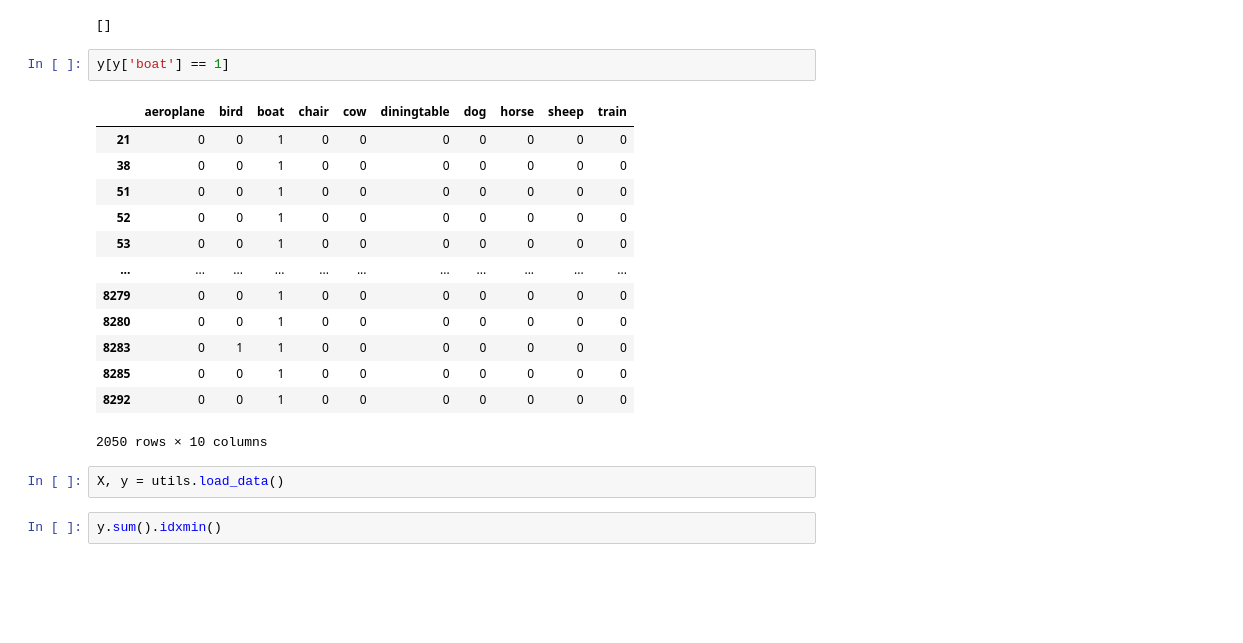
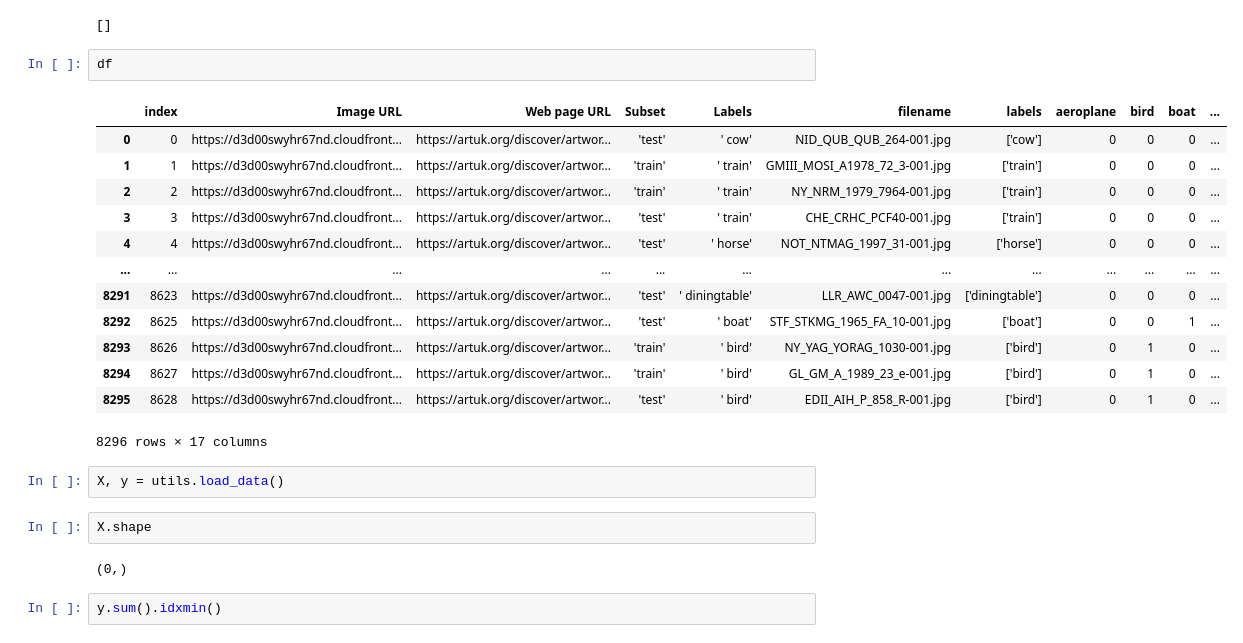
Before and after one commit to erniesg/Art-API, a Jupyter notebook: notebooks/sampling.ipynb, the cells around one changed output. Cells and saved outputs as stored; diff of their text form; blank space fills up the shorter version.

Commit message:
updating utils and tests

```diff
--- a/notebooks/sampling.ipynb
+++ b/notebooks/sampling.ipynb
@@ -16,23 +19,27 @@ imgs
 # %% [output]
 []
 # %%
-y[y['boat'] == 1]
+df
 # %% [output]
-|  | aeroplane | bird | boat | chair | cow | diningtable | dog | horse | sheep | train |
-| 21 | 0 | 0 | 1 | 0 | 0 | 0 | 0 | 0 | 0 | 0 |
-| 38 | 0 | 0 | 1 | 0 | 0 | 0 | 0 | 0 | 0 | 0 |
-| 51 | 0 | 0 | 1 | 0 | 0 | 0 | 0 | 0 | 0 | 0 |
-| 52 | 0 | 0 | 1 | 0 | 0 | 0 | 0 | 0 | 0 | 0 |
-| 53 | 0 | 0 | 1 | 0 | 0 | 0 | 0 | 0 | 0 | 0 |
-| ... | ... | ... | ... | ... | ... | ... | ... | ... | ... | ... |
-| 8279 | 0 | 0 | 1 | 0 | 0 | 0 | 0 | 0 | 0 | 0 |
-| 8280 | 0 | 0 | 1 | 0 | 0 | 0 | 0 | 0 | 0 | 0 |
-| 8283 | 0 | 1 | 1 | 0 | 0 | 0 | 0 | 0 | 0 | 0 |
-| 8285 | 0 | 0 | 1 | 0 | 0 | 0 | 0 | 0 | 0 | 0 |
-| 8292 | 0 | 0 | 1 | 0 | 0 | 0 | 0 | 0 | 0 | 0 |
+|  | index | Image URL | Web page URL | Subset | Labels | filename | labels | aeroplane | bird | boat | ... |
+| 0 | 0 | https://d3d00swyhr67nd.cloudfront... | https://artuk.org/discover/artwor... | 'test' | ' cow' | NID_QUB_QUB_264-001.jpg | ['cow'] | 0 | 0 | 0 | ... |
+| 1 | 1 | https://d3d00swyhr67nd.cloudfront... | https://artuk.org/discover/artwor... | 'train' | ' train' | GMIII_MOSI_A1978_72_3-001.jpg | ['train'] | 0 | 0 | 0 | ... |
+| 2 | 2 | https://d3d00swyhr67nd.cloudfront... | https://artuk.org/discover/artwor... | 'train' | ' train' | NY_NRM_1979_7964-001.jpg | ['train'] | 0 | 0 | 0 | ... |
+| 3 | 3 | https://d3d00swyhr67nd.cloudfront... | https://artuk.org/discover/artwor... | 'test' | ' train' | CHE_CRHC_PCF40-001.jpg | ['train'] | 0 | 0 | 0 | ... |
+| 4 | 4 | https://d3d00swyhr67nd.cloudfront... | https://artuk.org/discover/artwor... | 'test' | ' horse' | NOT_NTMAG_1997_31-001.jpg | ['horse'] | 0 | 0 | 0 | ... |
+| ... | ... | ... | ... | ... | ... | ... | ... | ... | ... | ... | ... |
+| 8291 | 8623 | https://d3d00swyhr67nd.cloudfront... | https://artuk.org/discover/artwor... | 'test' | ' diningtable' | LLR_AWC_0047-001.jpg | ['diningtable'] | 0 | 0 | 0 | ... |
+| 8292 | 8625 | https://d3d00swyhr67nd.cloudfront... | https://artuk.org/discover/artwor... | 'test' | ' boat' | STF_STKMG_1965_FA_10-001.jpg | ['boat'] | 0 | 0 | 1 | ... |
+| 8293 | 8626 | https://d3d00swyhr67nd.cloudfront... | https://artuk.org/discover/artwor... | 'train' | ' bird' | NY_YAG_YORAG_1030-001.jpg | ['bird'] | 0 | 1 | 0 | ... |
+| 8294 | 8627 | https://d3d00swyhr67nd.cloudfront... | https://artuk.org/discover/artwor... | 'train' | ' bird' | GL_GM_A_1989_23_e-001.jpg | ['bird'] | 0 | 1 | 0 | ... |
+| 8295 | 8628 | https://d3d00swyhr67nd.cloudfront... | https://artuk.org/discover/artwor... | 'test' | ' bird' | EDII_AIH_P_858_R-001.jpg | ['bird'] | 0 | 1 | 0 | ... |
-2050 rows × 10 columns
+8296 rows × 17 columns
 # %%
 X, y = utils.load_data()
+# %%
+X.shape
+# %% [output]
+(0,)
 # %%
 y.sum().idxmin()
 # %% [output]
```
Also changed, not shown: parts of 23 cells of this notebook, 3 other files.
